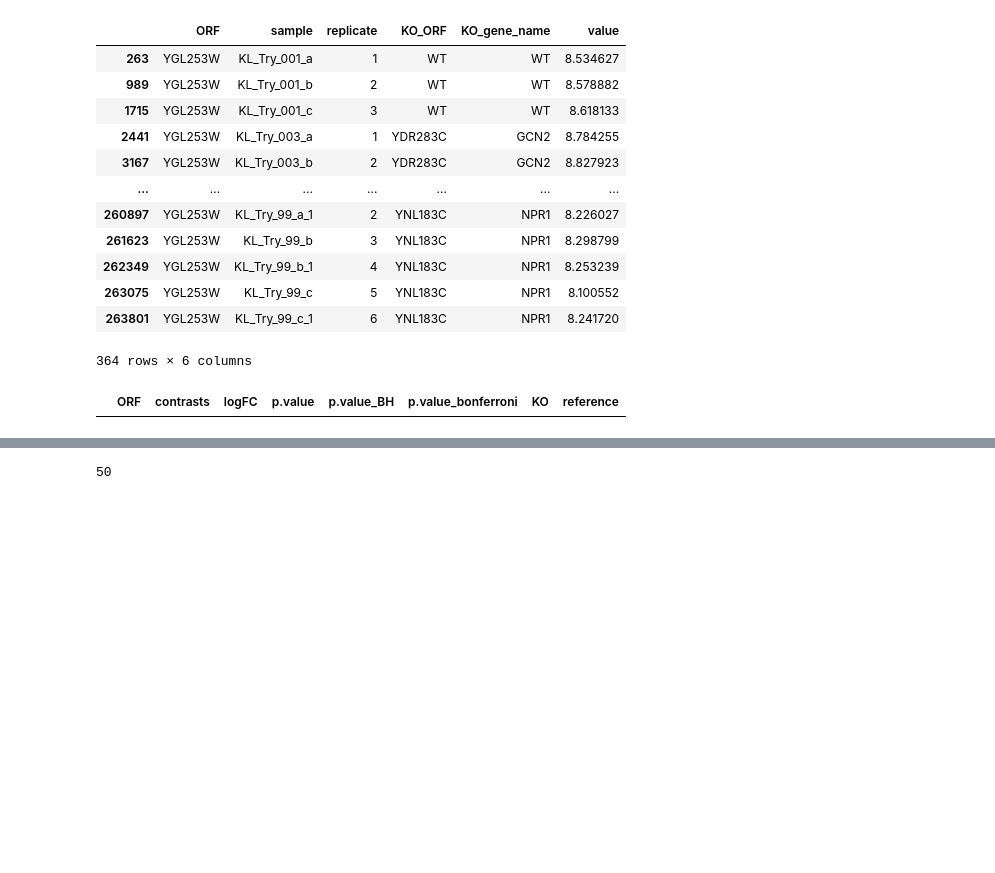
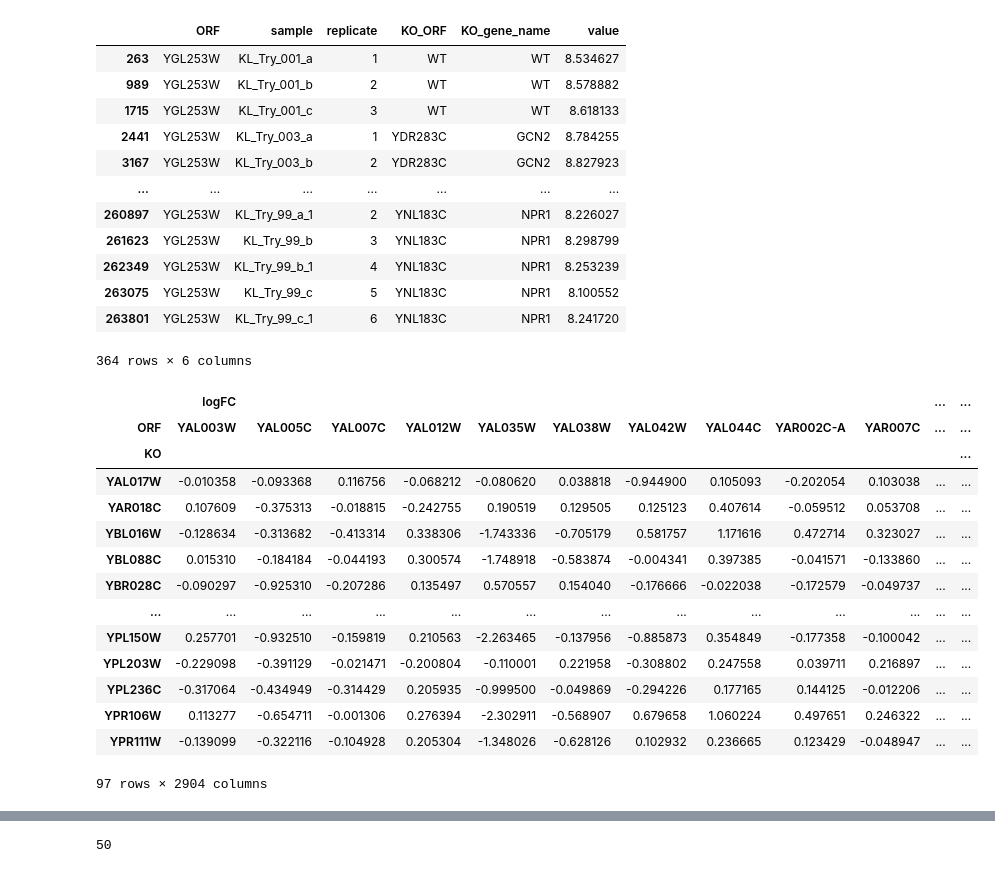
Before and after one commit to trdvangraft/thesis, a Jupyter notebook: metaengineering/main.ipynb, the cells around one changed output, grey strips where cells are left out. Cells and saved outputs as stored; diff of their text form; code cells hidden in the pictures; blank space fills up the shorter version.

```diff
--- a/metaengineering/main.ipynb
+++ b/metaengineering/main.ipynb
@@ -159,7 +157,21 @@ raw_proteins[raw_proteins['ORF'] == 'YGL253W']
 | 263075 | YGL253W | KL_Try_99_c | 5 | YNL183C | NPR1 | 8.100552 |
 | 263801 | YGL253W | KL_Try_99_c_1 | 6 | YNL183C | NPR1 | 8.241720 |
 364 rows × 6 columns
-# %%
-prot_matr_fc[prot_matr_fc['KO'] == 'YGL253W']
-# %% [output]
-|  | ORF | contrasts | logFC | p.value | p.value_BH | p.value_bonferroni | KO | reference |
+# %%
+prot_matr_fc.pivot_table(values=['logFC', 'p.value', 'p.value_BH', 'p.value_bonferroni'], index='KO', columns='ORF')
+# %% [output]
+|  | logFC |  |  |  |  |  |  |  |  |  | ... | ... |
+| ORF | YAL003W | YAL005C | YAL007C | YAL012W | YAL035W | YAL038W | YAL042W | YAL044C | YAR002C-A | YAR007C | ... | ... |
+| KO |  |  |  |  |  |  |  |  |  |  |  | ... |
+| YAL017W | -0.010358 | -0.093368 | 0.116756 | -0.068212 | -0.080620 | 0.038818 | -0.944900 | 0.105093 | -0.202054 | 0.103038 | ... | ... |
+| YAR018C | 0.107609 | -0.375313 | -0.018815 | -0.242755 | 0.190519 | 0.129505 | 0.125123 | 0.407614 | -0.059512 | 0.053708 | ... | ... |
+| YBL016W | -0.128634 | -0.313682 | -0.413314 | 0.338306 | -1.743336 | -0.705179 | 0.581757 | 1.171616 | 0.472714 | 0.323027 | ... | ... |
+| YBL088C | 0.015310 | -0.184184 | -0.044193 | 0.300574 | -1.748918 | -0.583874 | -0.004341 | 0.397385 | -0.041571 | -0.133860 | ... | ... |
+| YBR028C | -0.090297 | -0.925310 | -0.207286 | 0.135497 | 0.570557 | 0.154040 | -0.176666 | -0.022038 | -0.172579 | -0.049737 | ... | ... |
+| ... | ... | ... | ... | ... | ... | ... | ... | ... | ... | ... | ... | ... |
+| YPL150W | 0.257701 | -0.932510 | -0.159819 | 0.210563 | -2.263465 | -0.137956 | -0.885873 | 0.354849 | -0.177358 | -0.100042 | ... | ... |
+| YPL203W | -0.229098 | -0.391129 | -0.021471 | -0.200804 | -0.110001 | 0.221958 | -0.308802 | 0.247558 | 0.039711 | 0.216897 | ... | ... |
+| YPL236C | -0.317064 | -0.434949 | -0.314429 | 0.205935 | -0.999500 | -0.049869 | -0.294226 | 0.177165 | 0.144125 | -0.012206 | ... | ... |
+| YPR106W | 0.113277 | -0.654711 | -0.001306 | 0.276394 | -2.302911 | -0.568907 | 0.679658 | 1.060224 | 0.497651 | 0.246322 | ... | ... |
+| YPR111W | -0.139099 | -0.322116 | -0.104928 | 0.205304 | -1.348026 | -0.628126 | 0.102932 | 0.236665 | 0.123429 | -0.048947 | ... | ... |
+97 rows × 2904 columns
```
Also changed, not shown: parts of 2 cells of this notebook, 59 other files.
